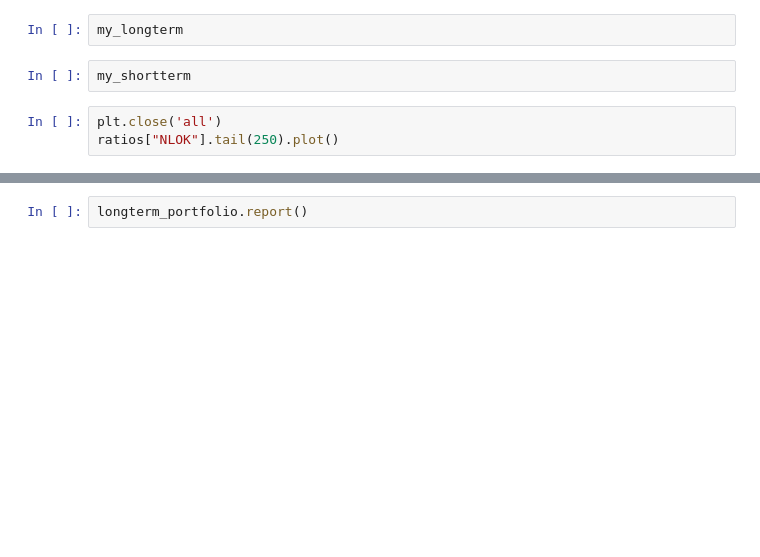
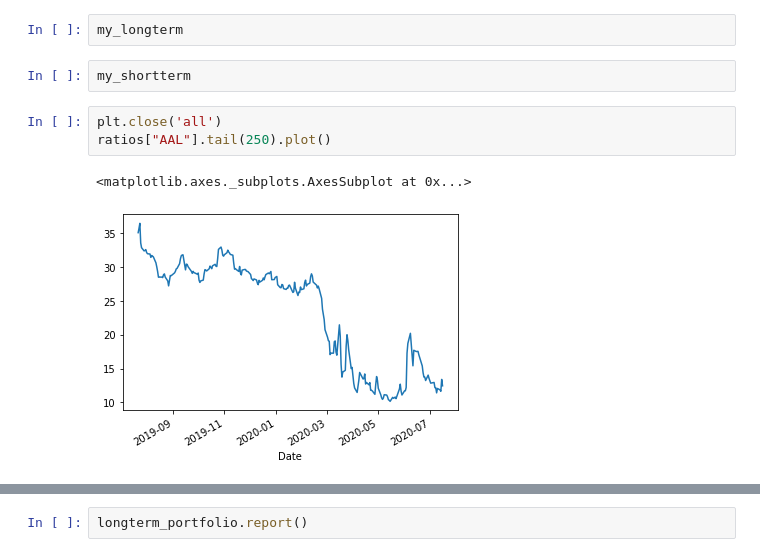
Before and after one commit to buttmich/notebook-test, a Jupyter notebook: stochastic_playground.ipynb, the cells around one changed output, grey strips where cells are left out. Drawn from its saved outputs; the diff is of its cells as text; blank space fills up the shorter version.

```diff
--- a/stochastic_playground.ipynb
+++ b/stochastic_playground.ipynb
@@ -42,6 +42,9 @@ my_longterm
 my_shortterm
 # %%
 plt.close('all')
-ratios["NLOK"].tail(250).plot()
+ratios["AAL"].tail(250).plot()
+# %% [output]
+<matplotlib.axes._subplots.AxesSubplot at 0x...>
+[figure, added]
 # %%
 output.loc[["TSLA"]]
```
Also changed, not shown: parts of 9 cells of this notebook, 2 other files.
